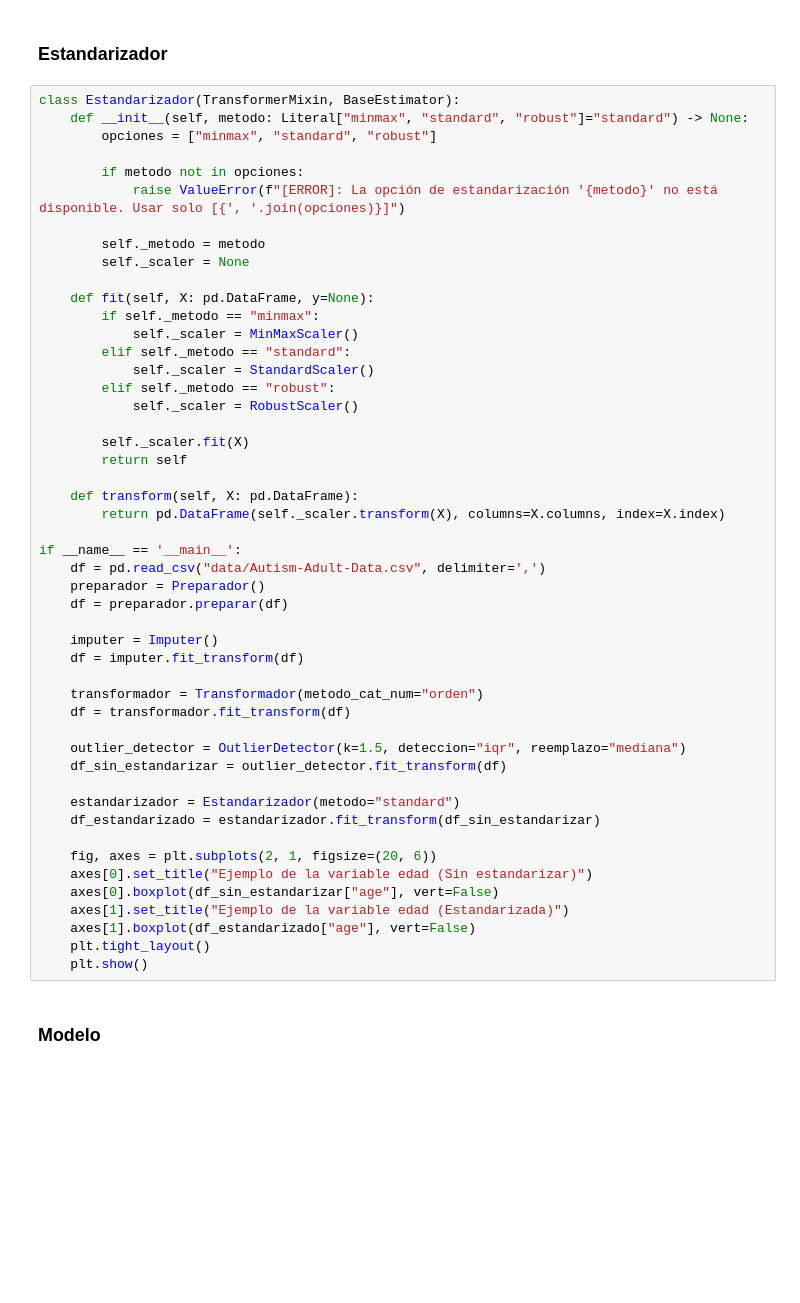
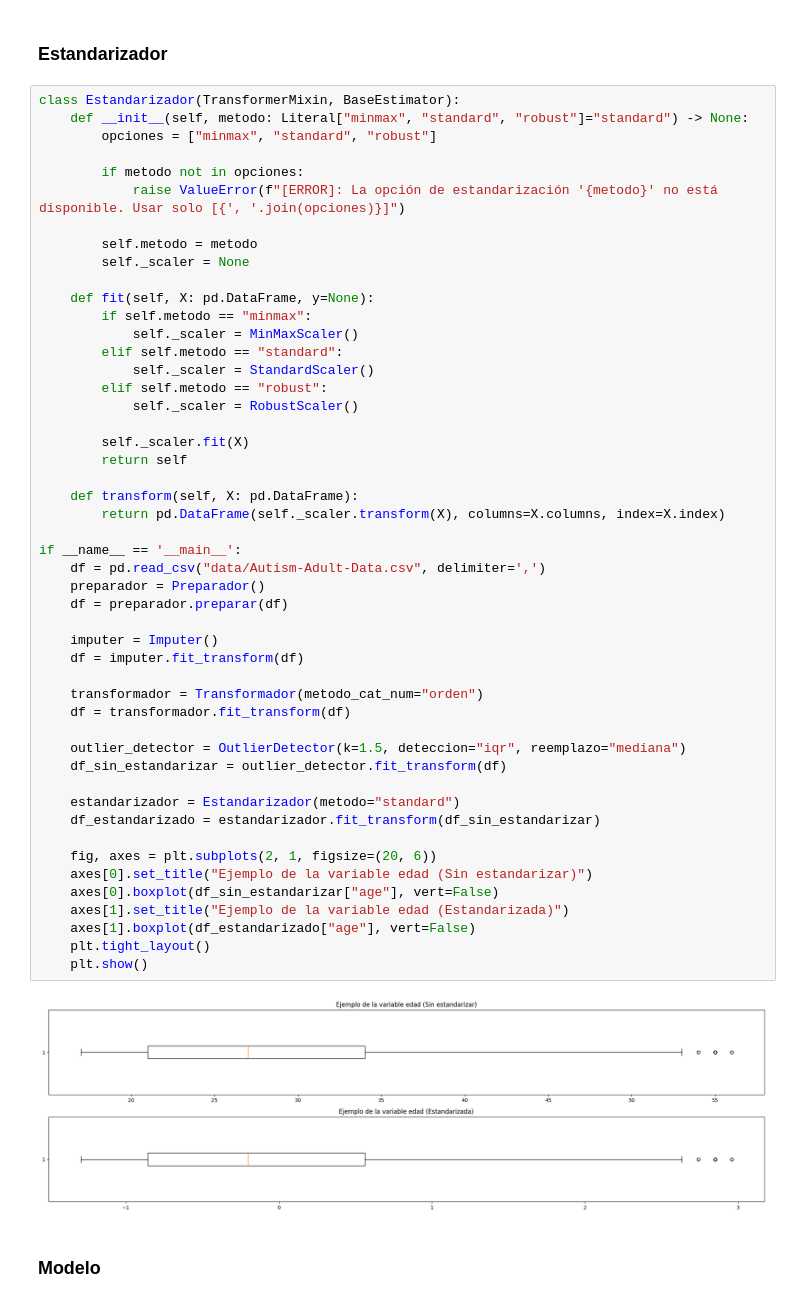
Before and after one commit to chareca/datamining, a Jupyter notebook: final_con_hito.ipynb, the cells around one changed output. Cells and saved outputs as stored; diff of their text form; blank space fills up the shorter version.

```diff
--- a/final_con_hito.ipynb
+++ b/final_con_hito.ipynb
@@ -682,47 +747,49 @@ class Estandarizador(TransformerMixin, BaseEstimator):
         if metodo not in opciones:
             raise ValueError(f"[ERROR]: La opción de estandarización '{metodo}' no está disponible. Usar solo [{', '.join(opciones)}]")
 
-        self._metodo = metodo
+        self.metodo = metodo
         self._scaler = None
 
     def fit(self, X: pd.DataFrame, y=None):
-        if self._metodo == "minmax":
+        if self.metodo == "minmax":
             self._scaler = MinMaxScaler()
-        elif self._metodo == "standard":
+        elif self.metodo == "standard":
             self._scaler = StandardScaler()
-        elif self._metodo == "robust":
+        elif self.metodo == "robust":
             self._scaler = RobustScaler()
 
         self._scaler.fit(X)
         return self
 
     def transform(self, X: pd.DataFrame):
         return pd.DataFrame(self._scaler.transform(X), columns=X.columns, index=X.index)
 
 if __name__ == '__main__':
     df = pd.read_csv("data/Autism-Adult-Data.csv", delimiter=',')
     preparador = Preparador()
     df = preparador.preparar(df)
 
     imputer = Imputer()
     df = imputer.fit_transform(df)
 
     transformador = Transformador(metodo_cat_num="orden")
     df = transformador.fit_transform(df)
 
     outlier_detector = OutlierDetector(k=1.5, deteccion="iqr", reemplazo="mediana")
     df_sin_estandarizar = outlier_detector.fit_transform(df)
 
     estandarizador = Estandarizador(metodo="standard")
     df_estandarizado = estandarizador.fit_transform(df_sin_estandarizar)
 
     fig, axes = plt.subplots(2, 1, figsize=(20, 6))
     axes[0].set_title("Ejemplo de la variable edad (Sin estandarizar)")
     axes[0].boxplot(df_sin_estandarizar["age"], vert=False)
     axes[1].set_title("Ejemplo de la variable edad (Estandarizada)")
     axes[1].boxplot(df_estandarizado["age"], vert=False)
     plt.tight_layout()
     plt.show()
+# %% [output]
+[figure, added]
 # %% [markdown]
 ### Modelo
 # %% [markdown]
```
Also changed, not shown: parts of 36 cells of this notebook.
